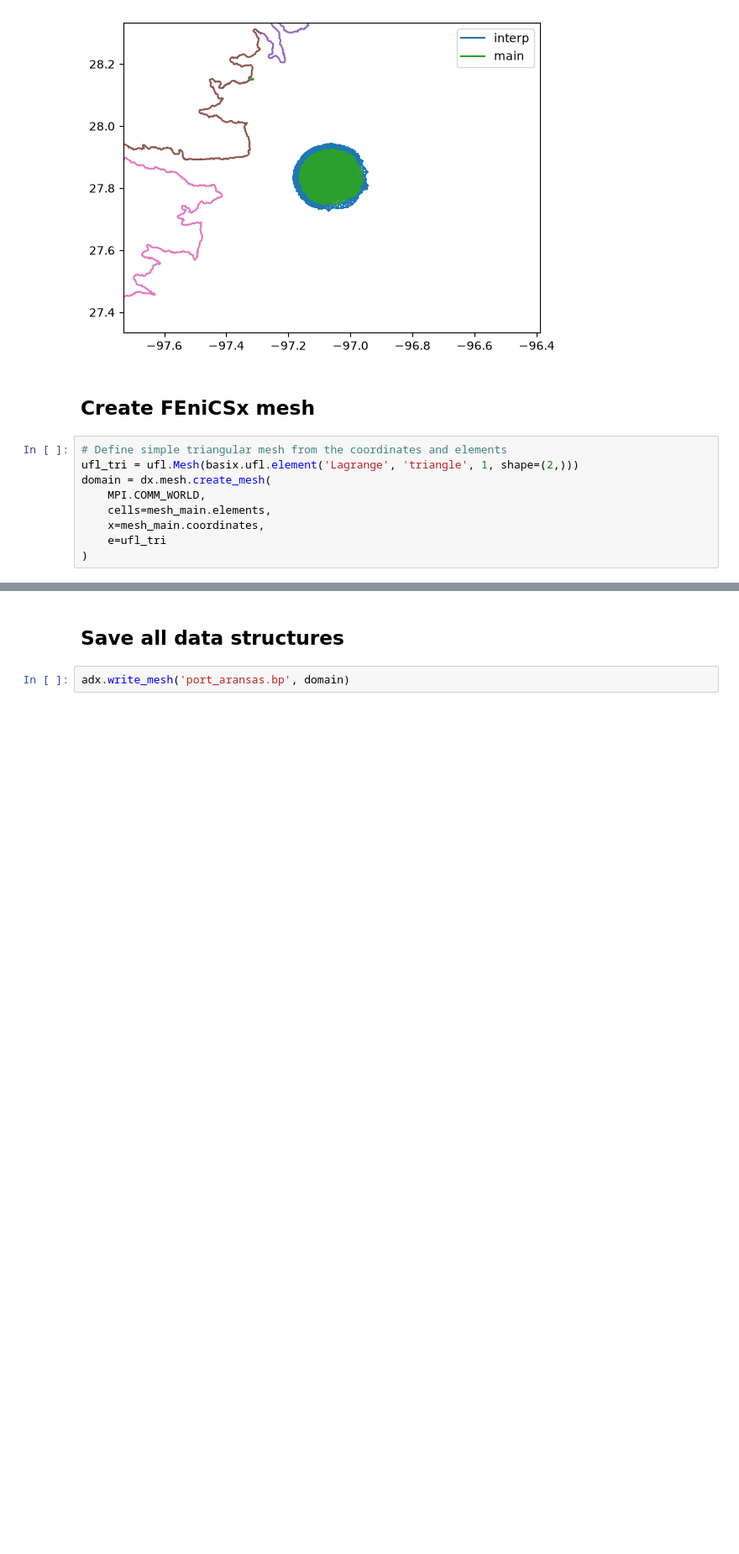
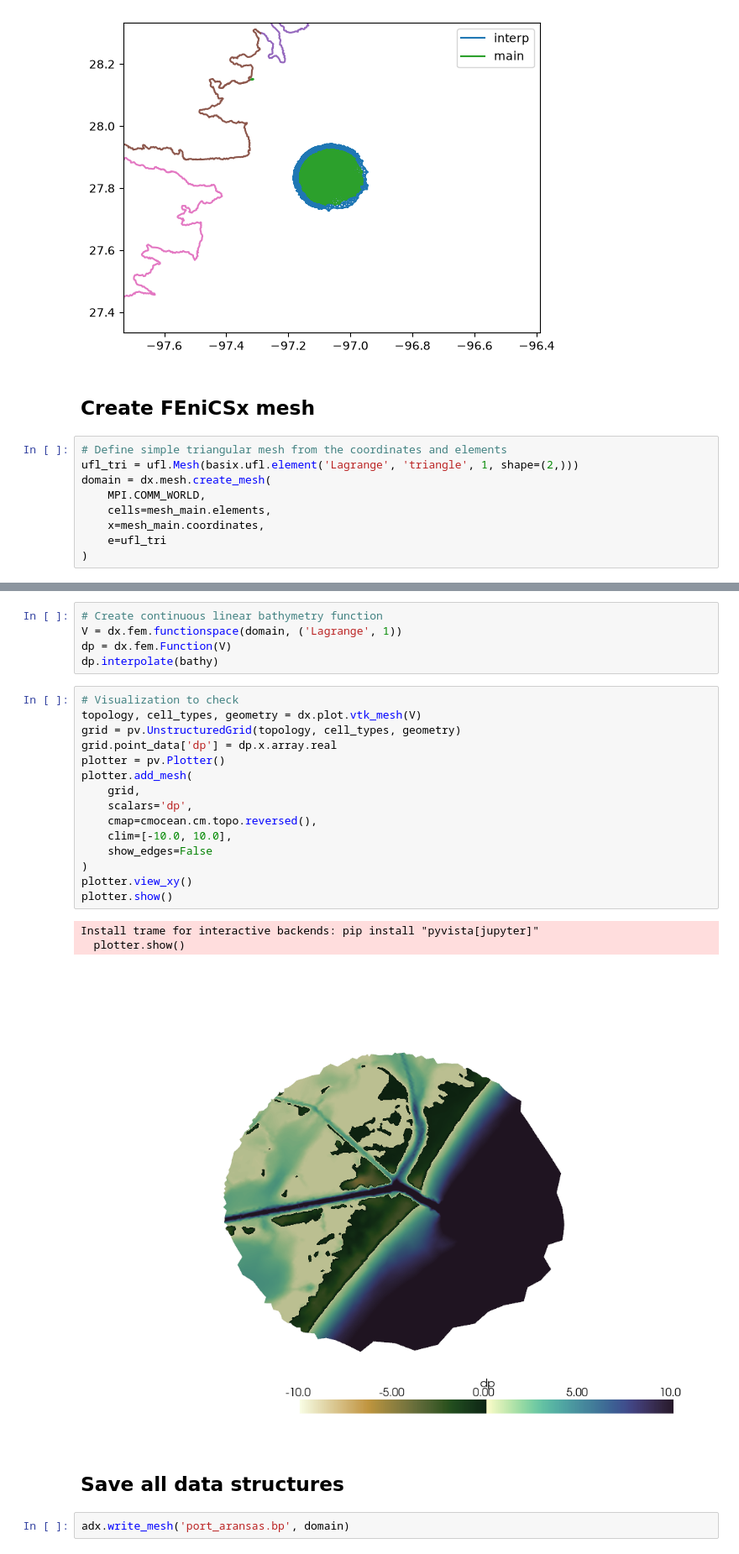
Before and after one commit to ashtonvcole/TracerPost, a Jupyter notebook: examples/02_mesh/meshing2.ipynb, the cells around one changed output, grey strips where cells are left out. Shown at 84% size. Cells and saved outputs as stored; diff of their text form; blank space fills up the shorter version.

Commit message:
Add bathymetry writing to mesh generation

```diff
--- a/examples/02_mesh/meshing2.ipynb
+++ b/examples/02_mesh/meshing2.ipynb
@@ -124,3 +135,27 @@ domain = dx.mesh.create_mesh(
+# %%
+# Create continuous linear bathymetry function
+V = dx.fem.functionspace(domain, ('Lagrange', 1))
+dp = dx.fem.Function(V)
+dp.interpolate(bathy)
+# %%
+# Visualization to check
+topology, cell_types, geometry = dx.plot.vtk_mesh(V)
+grid = pv.UnstructuredGrid(topology, cell_types, geometry)
+grid.point_data['dp'] = dp.x.array.real
+plotter = pv.Plotter()
+plotter.add_mesh(
+    grid,
+    scalars='dp',
+    cmap=cmocean.cm.topo.reversed(),
+    clim=[-10.0, 10.0],
+    show_edges=False
+)
+plotter.view_xy()
+plotter.show()
+# %% [output]
+Install trame for interactive backends: pip install "pyvista[jupyter]"
+  plotter.show()
+[figure, added]
 # %% [markdown]
 ## Save all data structures
 # %%
```
Also changed, not shown: parts of 4 cells of this notebook, 1 other file.
